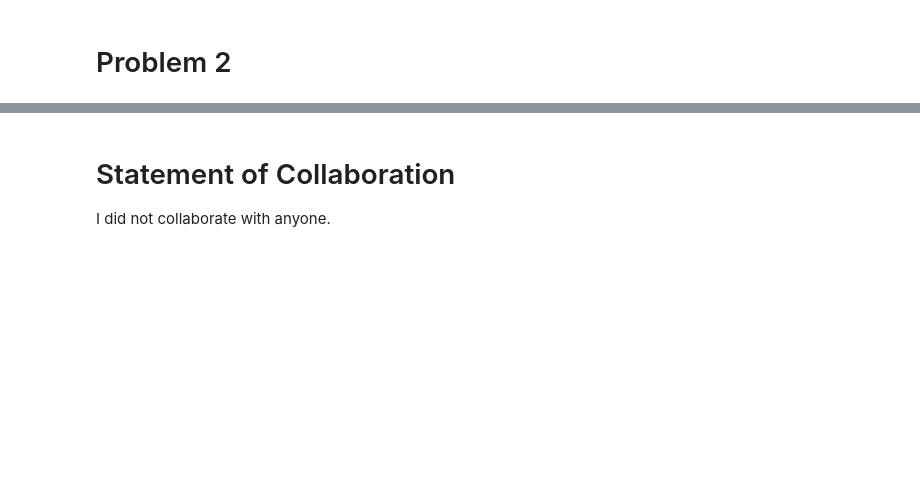
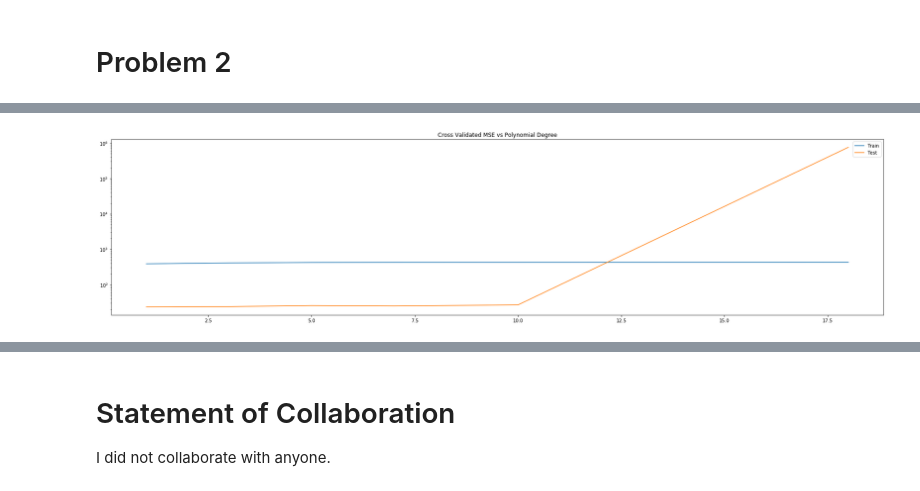
Before and after one commit to jordanott/MachineLearning, a Jupyter notebook: Homework/02/HW2.ipynb, the cells around one changed output, grey strips where cells are left out. Saved outputs shown, nothing was run; the diff lists cells and outputs as text; code cells hidden in the pictures; blank space fills up the shorter version.

```diff
--- a/Homework/02/HW2.ipynb
+++ b/Homework/02/HW2.ipynb
@@ -87,13 +94,3 @@ plt.show()
 I'd recommend the polynomial of degree 5. It achieves low train and test errors, relative to other polynomials. It also seems to follow the correct curvature to extrapolate beyond the training data. Where as the 3rd degree polynomial is concave down beyond the training range as the x values increase.
 # %% [markdown]
 # Problem 2
-# %%
-nFolds = 5;
-for iFold in range(nFolds):
-    Xti,Xvi,Yti,Yvi = ml.crossValidate(Xtr,Ytr,nFolds,iFold) # use ith block as validation
-    learner = ml.linear.linearRegress(...
-    # TODO: train on Xti, Yti, the data for this fold
-    J[iFold] = ...
-    # TODO: now compute the MSE on Xvi, Yvi and save it
-# the overall estimated validation error is the average of the error on each fold
-print np.mean(J)
@@ -101,0 +97,18 @@ SyntaxError: invalid syntax (<ipython-input-6-f8919831c9e6>, line 6)
+# %%
+nFolds = 5;
+J = [None for _ in range(nFolds)]
+for iFold in range(nFolds):
+    Xti,Xvi,Yti,Yvi = ml.crossValidate(Xtr,Ytr,nFolds,iFold) # use ith block as validation
+    error = train_models_of_degree(Xti,Yti,Xvi,Yvi,degrees=degrees,plot=False)
+    J[iFold] = error
+
+mean_fold_error = np.mean(np.array(J),axis=0)
+
+fig=plt.figure(figsize=(30,7))
+plt.semilogy(degrees, mean_fold_error[:,0],label='Train')
+plt.semilogy(degrees, mean_fold_error[:,1],label='Test')
+plt.legend()
+plt.title('Cross Validated MSE vs Polynomial Degree')
+plt.show()
+# %% [output]
+[figure, added]
```
Also changed, not shown: parts of 9 cells of this notebook, 2 other files.
